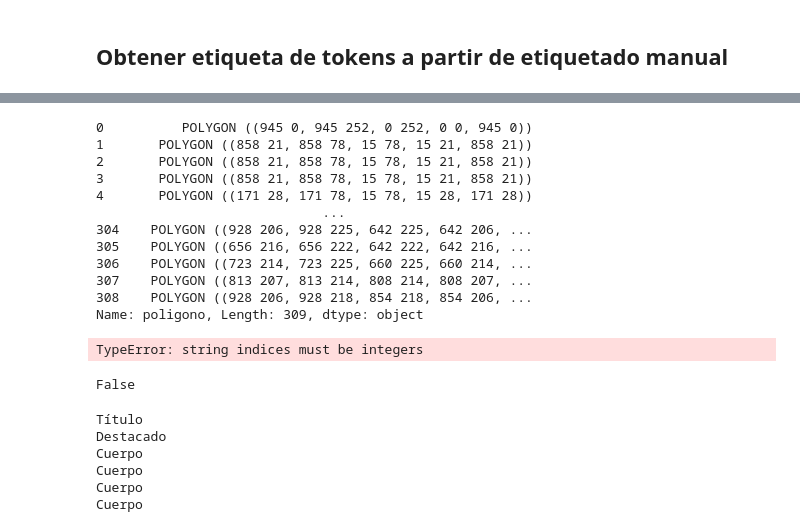
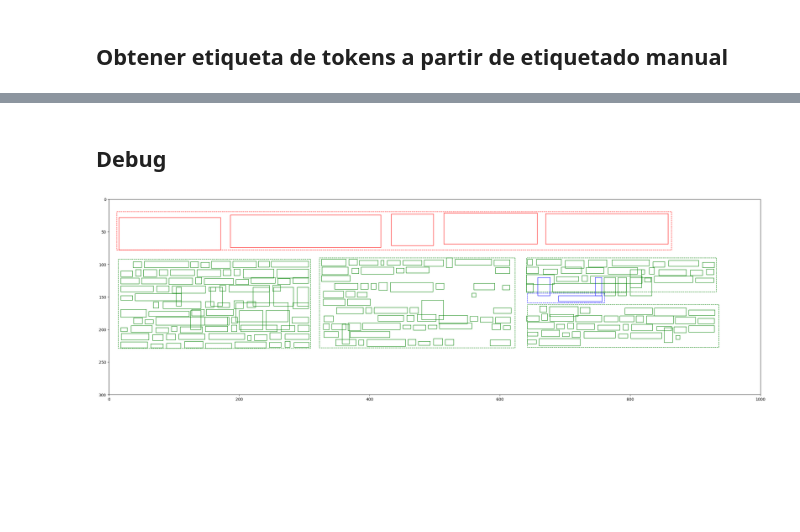
Before and after one commit to RomiLanda/recordar_ia, a Jupyter notebook: notebooks/02_tokens_ops/01_get_token_label.ipynb, the cells around one changed output, grey strips where cells are left out. Cells and saved outputs as stored; diff of their text form; code cells hidden in the pictures; blank space fills up the shorter version.

```diff
--- a/notebooks/02_tokens_ops/01_get_token_label.ipynb
+++ b/notebooks/02_tokens_ops/01_get_token_label.ipynb
@@ -205,21 +249,0 @@ segmentos_articulo
-# %%
-df_tokens['poligono']
-# %% [output]
-0          POLYGON ((945 0, 945 252, 0 252, 0 0, 945 0))
-1       POLYGON ((858 21, 858 78, 15 78, 15 21, 858 21))
-2       POLYGON ((858 21, 858 78, 15 78, 15 21, 858 21))
-3       POLYGON ((858 21, 858 78, 15 78, 15 21, 858 21))
-4       POLYGON ((171 28, 171 78, 15 78, 15 28, 171 28))
-                             ...
-304    POLYGON ((928 206, 928 225, 642 225, 642 206, ...
-305    POLYGON ((656 216, 656 222, 642 222, 642 216, ...
-306    POLYGON ((723 214, 723 225, 660 225, 660 214, ...
-307    POLYGON ((813 207, 813 214, 808 214, 808 207, ...
-308    POLYGON ((928 206, 928 218, 854 218, 854 206, ...
-Name: poligono, Length: 309, dtype: object
-# %%
-get_label_token(articulo['file'], df_tokens['poligono'][0], df_segmentos)
-# %% [output]
-TypeError: string indices must be integers
-# %%
-segmentos_articulo = df_segmentos[df_segmentos['file']==articulo['file']]
@@ -230,14 +250,23 @@ poli_2 = df_tokens['poligono'][0]
-# %%
-poli_1.overlaps(poli_2)
-# %% [output]
-False
-# %%
-for segmento in segmentos_articulo.iterrows():
-    print(segmento[1]['label'])
-# %% [output]
-Título
-Destacado
-Cuerpo
-Cuerpo
-Cuerpo
-Cuerpo
+# %% [markdown]
+## Debug
+# %%
+# Obtener las coordenadas de los vértices de cada objeto
+colors = {'Título': 'r', 'Cuerpo': 'g', 'Destacado':'b'}
+plt.rcParams['figure.figsize'] = [30, 30]
+fig, ax = plt.subplots()
+ax.set_aspect('equal', adjustable='box')
+for l in df_tokens['label'].value_counts().keys().to_list():
+    for r in df_tokens[df_tokens['label']==l]['poligono']:
+        r_coords = list(r.exterior.coords)
+
+        ax.plot(*zip(*r_coords), color=colors[l], linewidth=1, fillstyle='full')
+        # Dibujar los objetos en un gráfico
+    for r in segmentos_articulo[segmentos_articulo['label']==l]['poligono']:
+        r_coords = list(r.exterior.coords)
+
+        ax.plot(*zip(*r_coords), color=colors[l], linewidth=1, linestyle='--')
+        # Dibujar los objetos en un gráfico
+plt.axis([0, 1000, 300, 0])
+plt.show()
+# %% [output]
+[figure, added]
```
Also changed, not shown: parts of 15 cells of this notebook.
